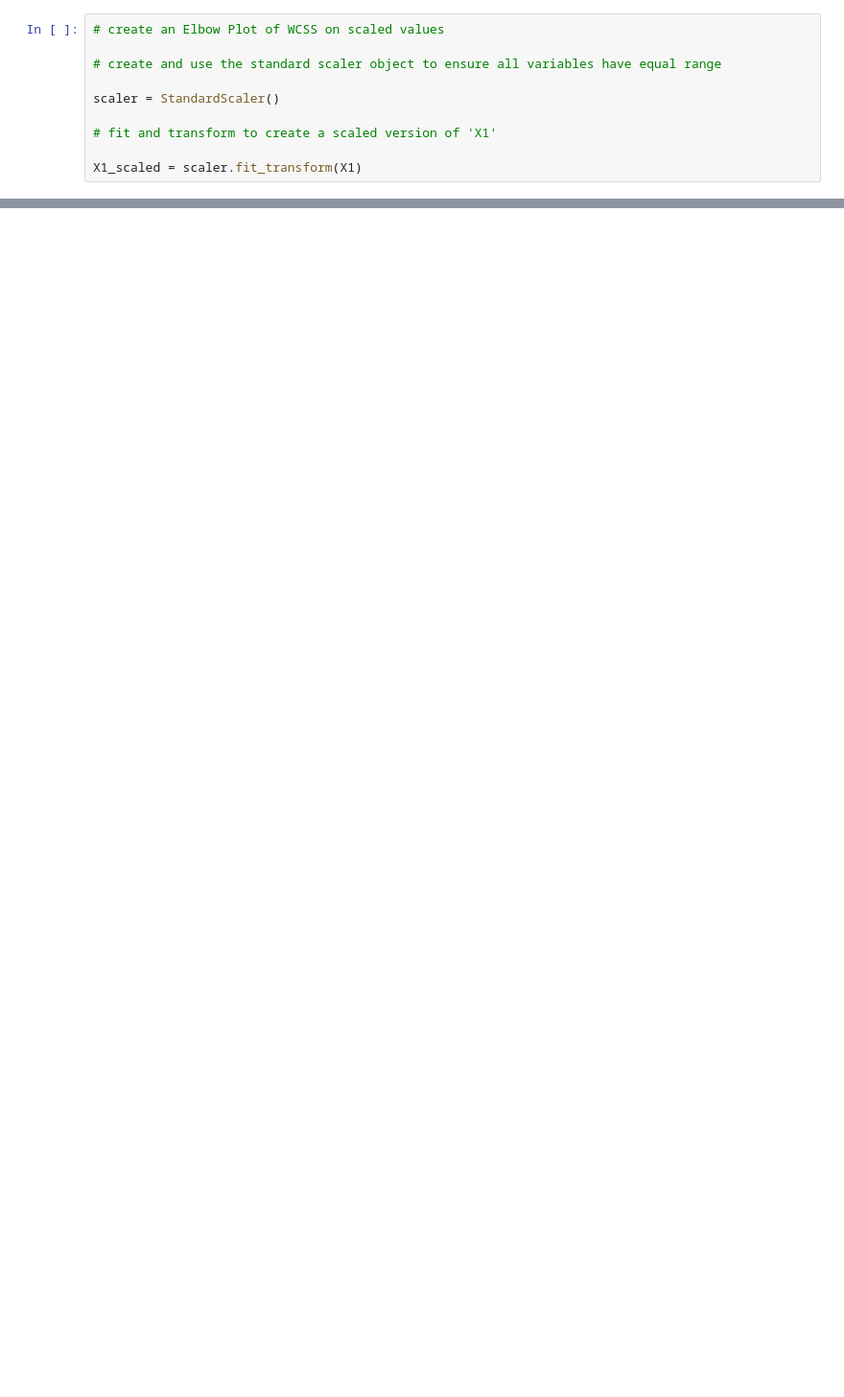
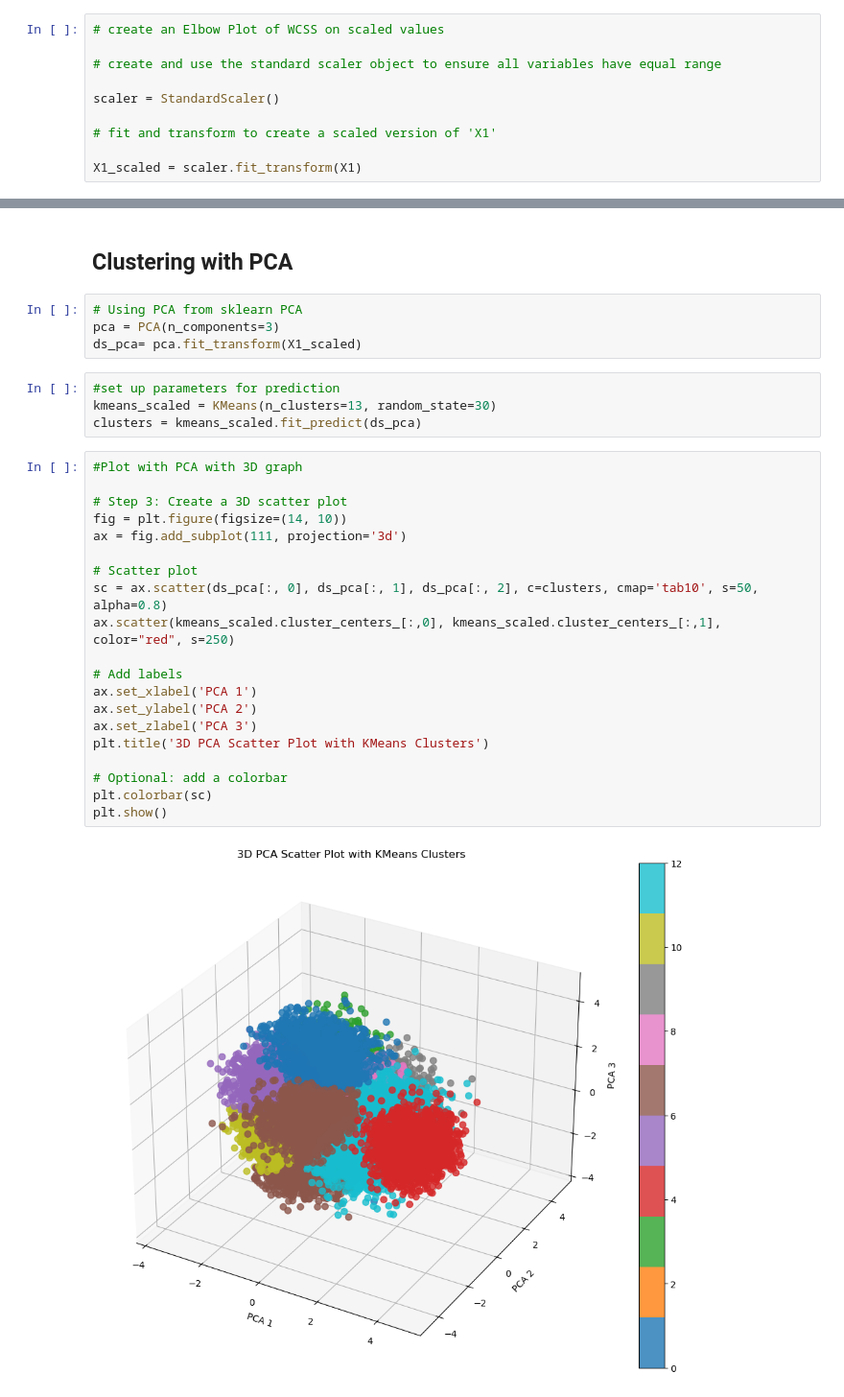
Before and after one commit to MaimunaBawa/Music_Recommendation_Algorithm, a Jupyter notebook: Code/Prediction-1.ipynb, the cells around one changed output, grey strips where cells are left out. Shown at 96% size. Drawn from its saved outputs; the diff is of its cells as text; blank space fills up the shorter version.

```diff
--- a/Code/Prediction-1.ipynb
+++ b/Code/Prediction-1.ipynb
@@ -193,0 +233,32 @@ NameError: name 'kmeans_scaled' is not defined
+# %% [markdown]
+## Clustering with PCA
+# %%
+# Using PCA from sklearn PCA
+pca = PCA(n_components=3)
+ds_pca= pca.fit_transform(X1_scaled)
+# %%
+#set up parameters for prediction
+kmeans_scaled = KMeans(n_clusters=13, random_state=30)
+clusters = kmeans_scaled.fit_predict(ds_pca)
+# %%
+#Plot with PCA with 3D graph
+
+# Step 3: Create a 3D scatter plot
+fig = plt.figure(figsize=(14, 10))
+ax = fig.add_subplot(111, projection='3d')
+
+# Scatter plot
+sc = ax.scatter(ds_pca[:, 0], ds_pca[:, 1], ds_pca[:, 2], c=clusters, cmap='tab10', s=50, alpha=0.8)
+ax.scatter(kmeans_scaled.cluster_centers_[:,0], kmeans_scaled.cluster_centers_[:,1], color="red", s=250)
+
+# Add labels
+ax.set_xlabel('PCA 1')
+ax.set_ylabel('PCA 2')
+ax.set_zlabel('PCA 3')
+plt.title('3D PCA Scatter Plot with KMeans Clusters')
+
+# Optional: add a colorbar
+plt.colorbar(sc)
+plt.show()
+# %% [output]
+[figure, added]
```
Also changed, not shown: parts of 15 cells of this notebook.
